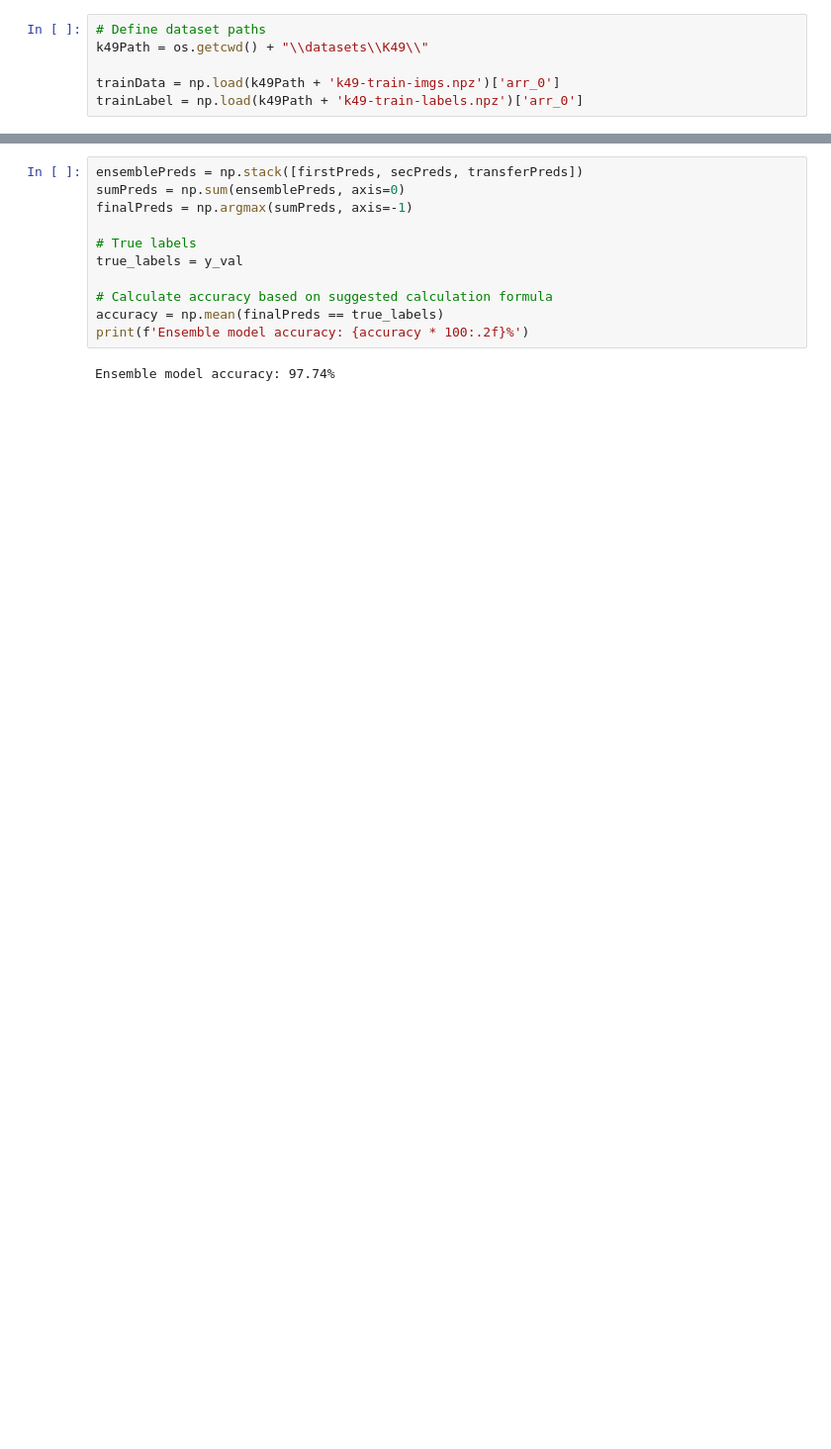
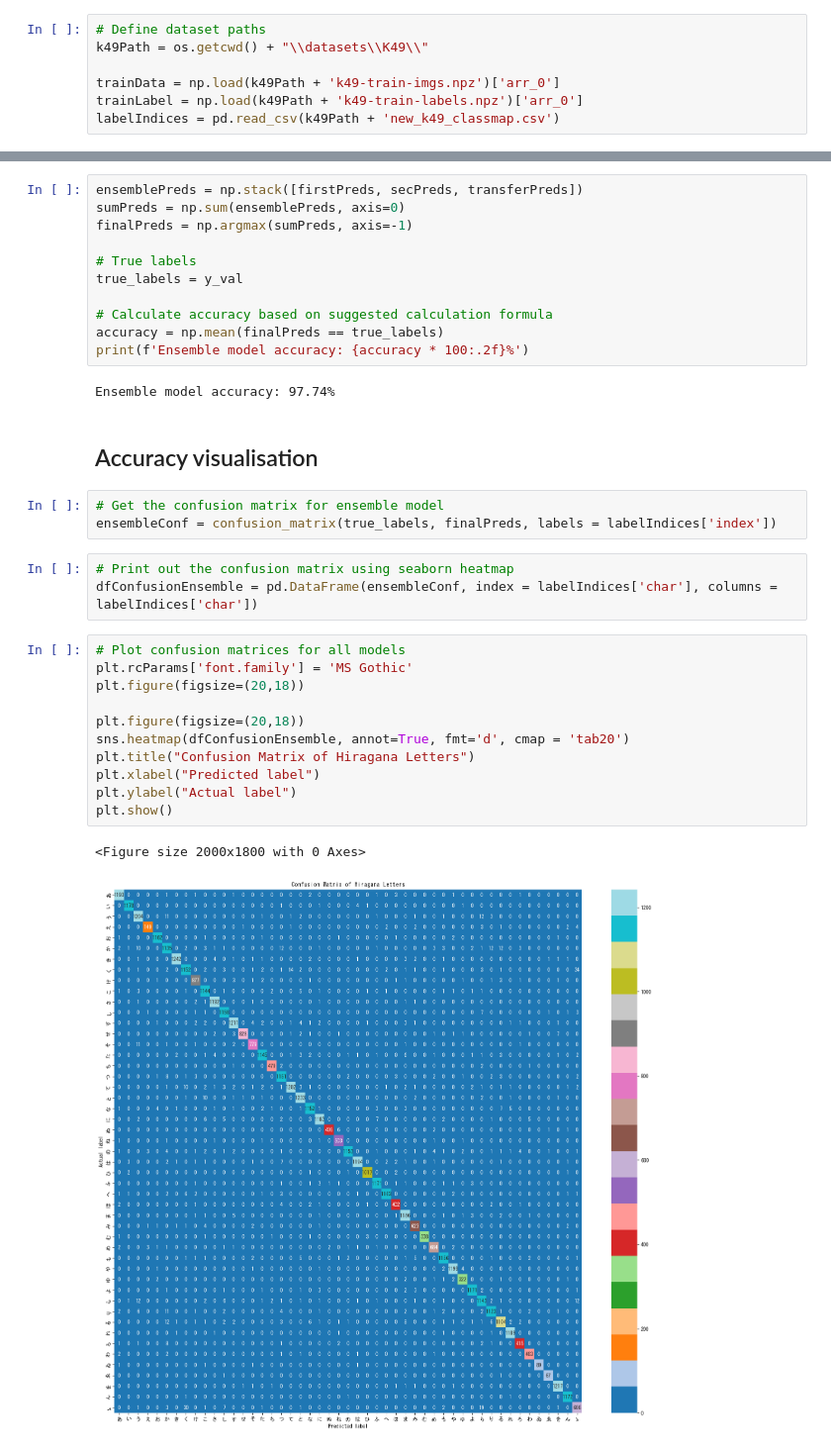
Before and after one commit to Arnalo/FYP-Code, a Jupyter notebook: EnsemblePrediction.ipynb, the cells around one changed output, grey strips where cells are left out. Shown: that part at 99% size. Drawn from its saved outputs; the diff is of its cells as text; blank space fills up the shorter version.

```diff
--- a/EnsemblePrediction.ipynb
+++ b/EnsemblePrediction.ipynb
@@ -52,3 +54,4 @@ k49Path = os.getcwd() + "\\datasets\\K49\\"
 
 trainData = np.load(k49Path + 'k49-train-imgs.npz')['arr_0']
 trainLabel = np.load(k49Path + 'k49-train-labels.npz')['arr_0']
+labelIndices = pd.read_csv(k49Path + 'new_k49_classmap.csv')
@@ -199,3 +202,25 @@ accuracy = np.mean(finalPreds == true_labels)
 print(f'Ensemble model accuracy: {accuracy * 100:.2f}%')
 # %% [output]
 Ensemble model accuracy: 97.74%
+# %% [markdown]
+## Accuracy visualisation
+# %%
+# Get the confusion matrix for ensemble model
+ensembleConf = confusion_matrix(true_labels, finalPreds, labels = labelIndices['index'])
+# %%
+# Print out the confusion matrix using seaborn heatmap
+dfConfusionEnsemble = pd.DataFrame(ensembleConf, index = labelIndices['char'], columns = labelIndices['char'])
+# %%
+# Plot confusion matrices for all models
+plt.rcParams['font.family'] = 'MS Gothic'
+plt.figure(figsize=(20,18))
+
+plt.figure(figsize=(20,18))
+sns.heatmap(dfConfusionEnsemble, annot=True, fmt='d', cmap = 'tab20')
+plt.title("Confusion Matrix of Hiragana Letters")
+plt.xlabel("Predicted label")
+plt.ylabel("Actual label")
+plt.show()
+# %% [output]
+<Figure size 2000x1800 with 0 Axes>
+[figure, added]
```
Also changed, not shown: parts of 8 cells of this notebook.
